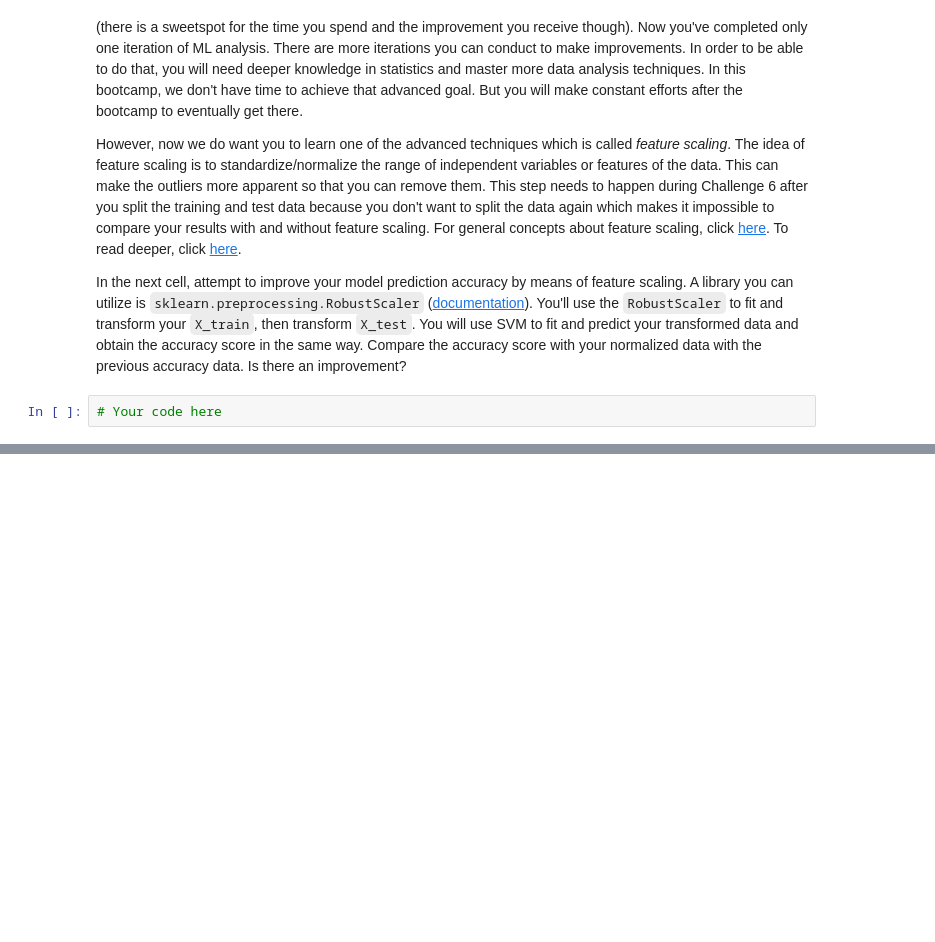
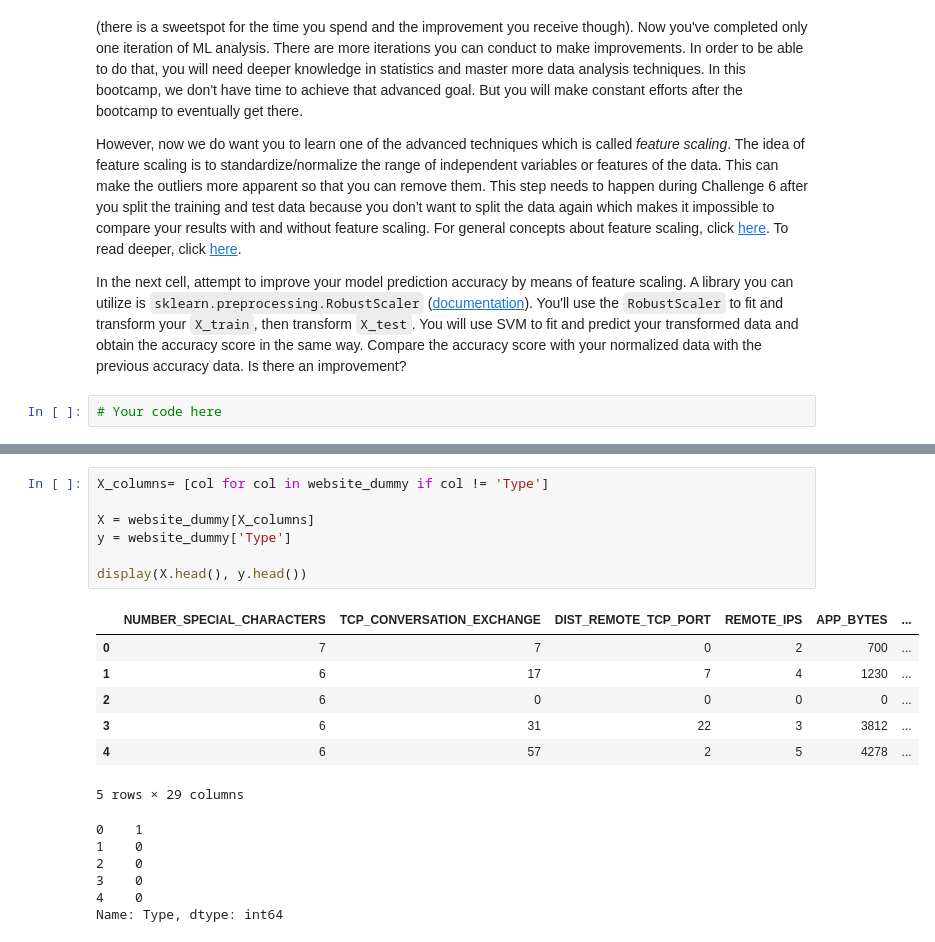
Before and after one commit to LauraRepullo/datamad0119, a Jupyter notebook: module-3/lab-supervised-learning/your-code/main.ipynb, the cells around one changed output, grey strips where cells are left out. Saved outputs shown, nothing was run; the diff lists cells and outputs as text; blank space fills up the shorter version.

```diff
--- a/module-3/lab-supervised-learning/your-code/main.ipynb
+++ b/module-3/lab-supervised-learning/your-code/main.ipynb
@@ -336,0 +482,21 @@ In the next cell, attempt to improve your model prediction accuracy by means of
+# %%
+X_columns= [col for col in website_dummy if col != 'Type']
+
+X = website_dummy[X_columns]
+y = website_dummy['Type']
+
+display(X.head(), y.head())
+# %% [output]
+|  | NUMBER_SPECIAL_CHARACTERS | TCP_CONVERSATION_EXCHANGE | DIST_REMOTE_TCP_PORT | REMOTE_IPS | APP_BYTES | ... |
+| 0 | 7 | 7 | 0 | 2 | 700 | ... |
+| 1 | 6 | 17 | 7 | 4 | 1230 | ... |
+| 2 | 6 | 0 | 0 | 0 | 0 | ... |
+| 3 | 6 | 31 | 22 | 3 | 3812 | ... |
+| 4 | 6 | 57 | 2 | 5 | 4278 | ... |
+5 rows × 29 columns
+0    1
+1    0
+2    0
+3    0
+4    0
+Name: Type, dtype: int64
```
Also changed, not shown: parts of 34 cells of this notebook.
